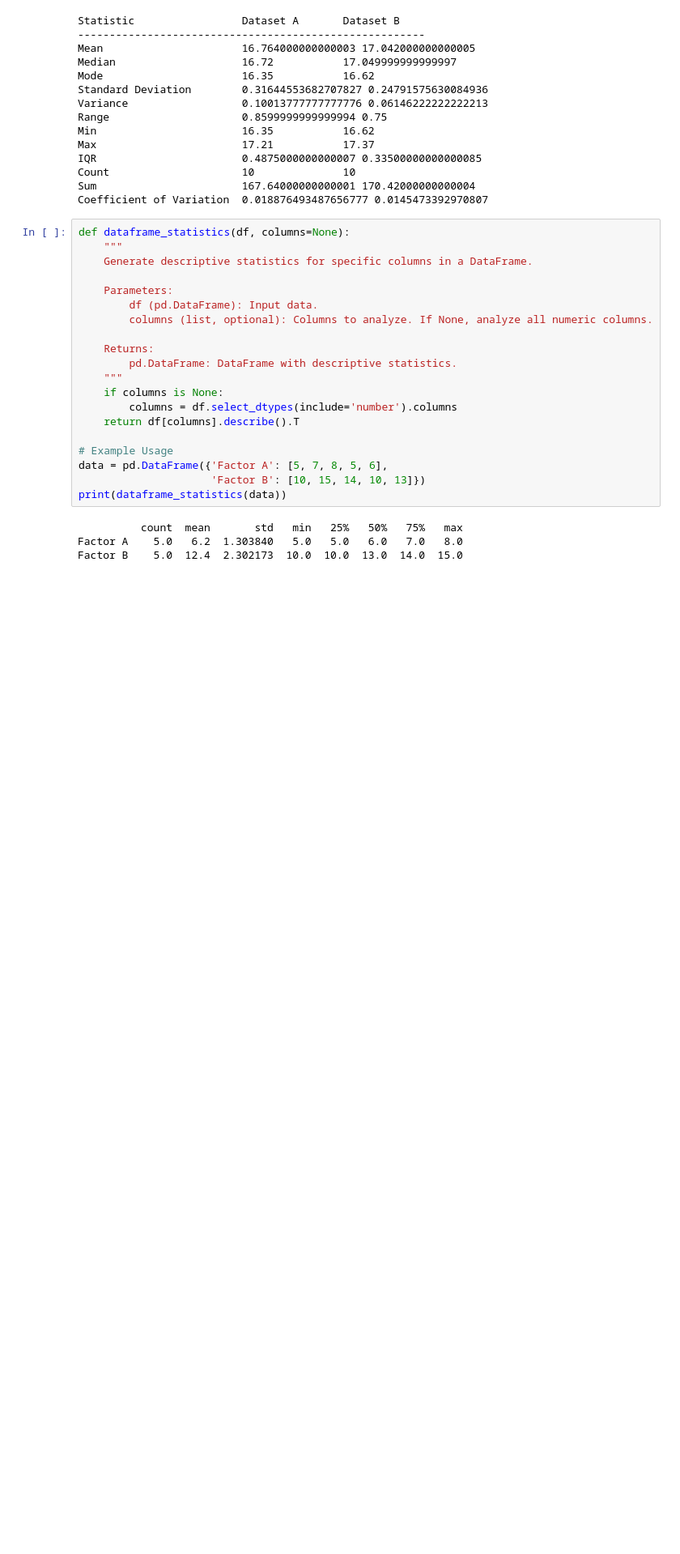
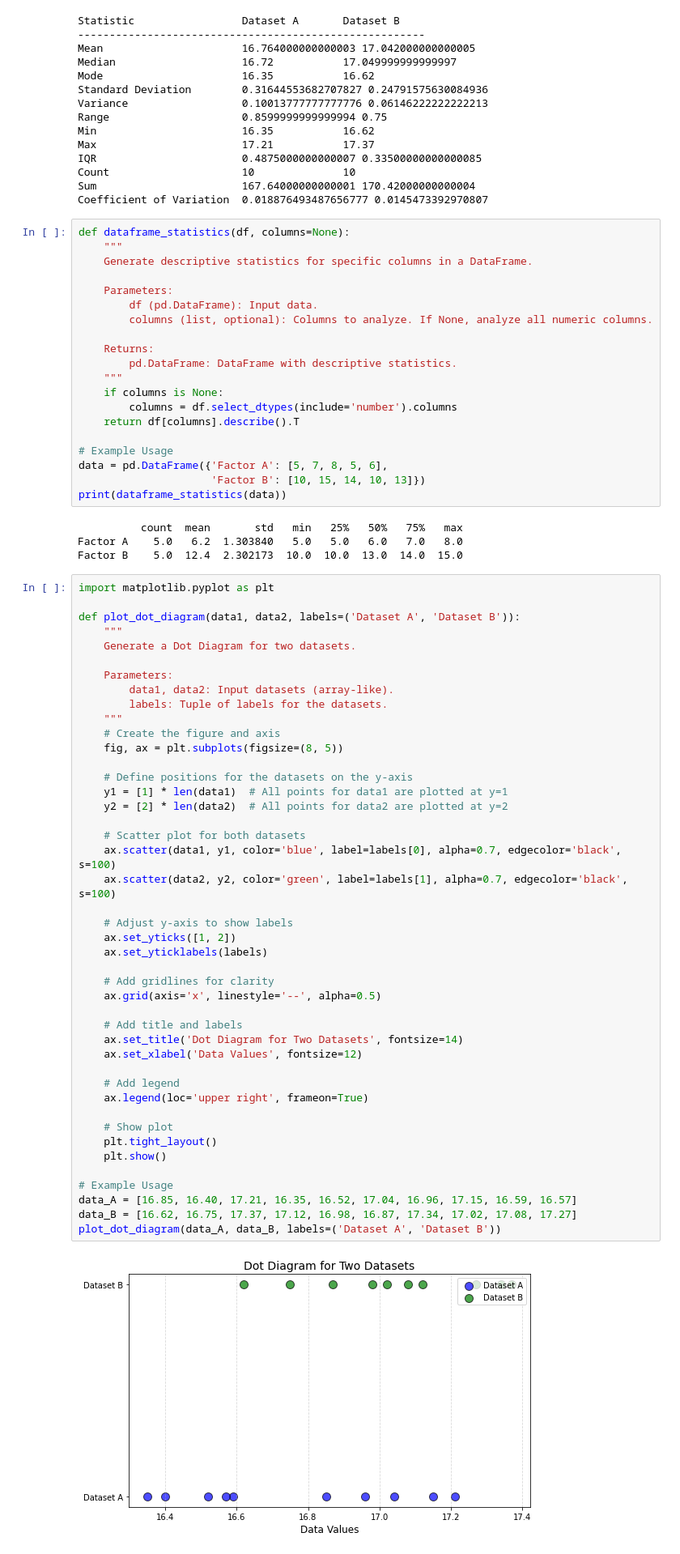
Before and after one commit to renecartaya/Design-of-Experiments-basic-tools-set, a Jupyter notebook: Elemental Toolbox/DescriptiveStatisticsToolset.ipynb, the cells around one changed output. Shown at 81% size. Saved outputs shown, nothing was run; the diff lists cells and outputs as text; blank space fills up the shorter version.

```diff
--- a/Elemental Toolbox/DescriptiveStatisticsToolset.ipynb
+++ b/Elemental Toolbox/DescriptiveStatisticsToolset.ipynb
@@ -173,3 +173,49 @@ print(dataframe_statistics(data))
           count  mean       std   min   25%   50%   75%   max
 Factor A    5.0   6.2  1.303840   5.0   5.0   6.0   7.0   8.0
 Factor B    5.0  12.4  2.302173  10.0  10.0  13.0  14.0  15.0
+# %%
+import matplotlib.pyplot as plt
+
+def plot_dot_diagram(data1, data2, labels=('Dataset A', 'Dataset B')):
+    """
+    Generate a Dot Diagram for two datasets.
+
+    Parameters:
+        data1, data2: Input datasets (array-like).
+        labels: Tuple of labels for the datasets.
+    """
+    # Create the figure and axis
+    fig, ax = plt.subplots(figsize=(8, 5))
+
+    # Define positions for the datasets on the y-axis
+    y1 = [1] * len(data1)  # All points for data1 are plotted at y=1
+    y2 = [2] * len(data2)  # All points for data2 are plotted at y=2
+
+    # Scatter plot for both datasets
+    ax.scatter(data1, y1, color='blue', label=labels[0], alpha=0.7, edgecolor='black', s=100)
+    ax.scatter(data2, y2, color='green', label=labels[1], alpha=0.7, edgecolor='black', s=100)
+
+    # Adjust y-axis to show labels
+    ax.set_yticks([1, 2])
+    ax.set_yticklabels(labels)
+
+    # Add gridlines for clarity
+    ax.grid(axis='x', linestyle='--', alpha=0.5)
+
+    # Add title and labels
+    ax.set_title('Dot Diagram for Two Datasets', fontsize=14)
+    ax.set_xlabel('Data Values', fontsize=12)
+
+    # Add legend
+    ax.legend(loc='upper right', frameon=True)
+
+    # Show plot
+    plt.tight_layout()
+    plt.show()
+
+# Example Usage
+data_A = [16.85, 16.40, 17.21, 16.35, 16.52, 17.04, 16.96, 17.15, 16.59, 16.57]
+data_B = [16.62, 16.75, 17.37, 17.12, 16.98, 16.87, 17.34, 17.02, 17.08, 17.27]
+plot_dot_diagram(data_A, data_B, labels=('Dataset A', 'Dataset B'))
+# %% [output]
+[figure, added]
```
Also changed, not shown: parts of 1 cell of this notebook.
